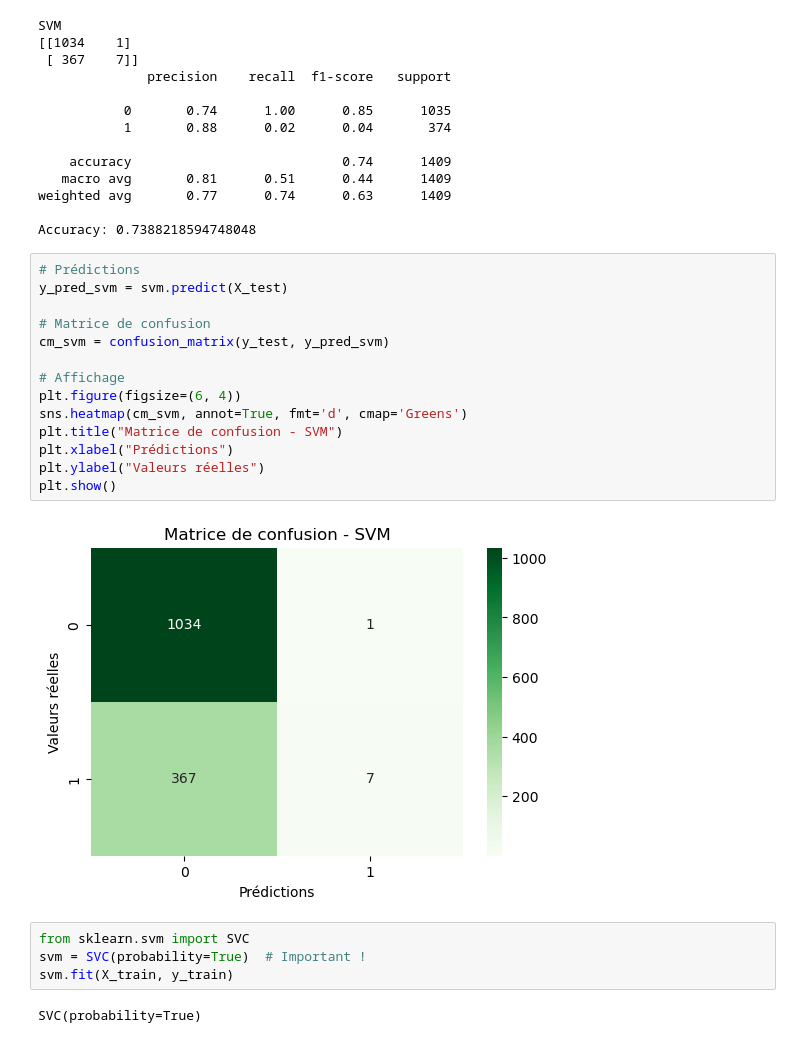
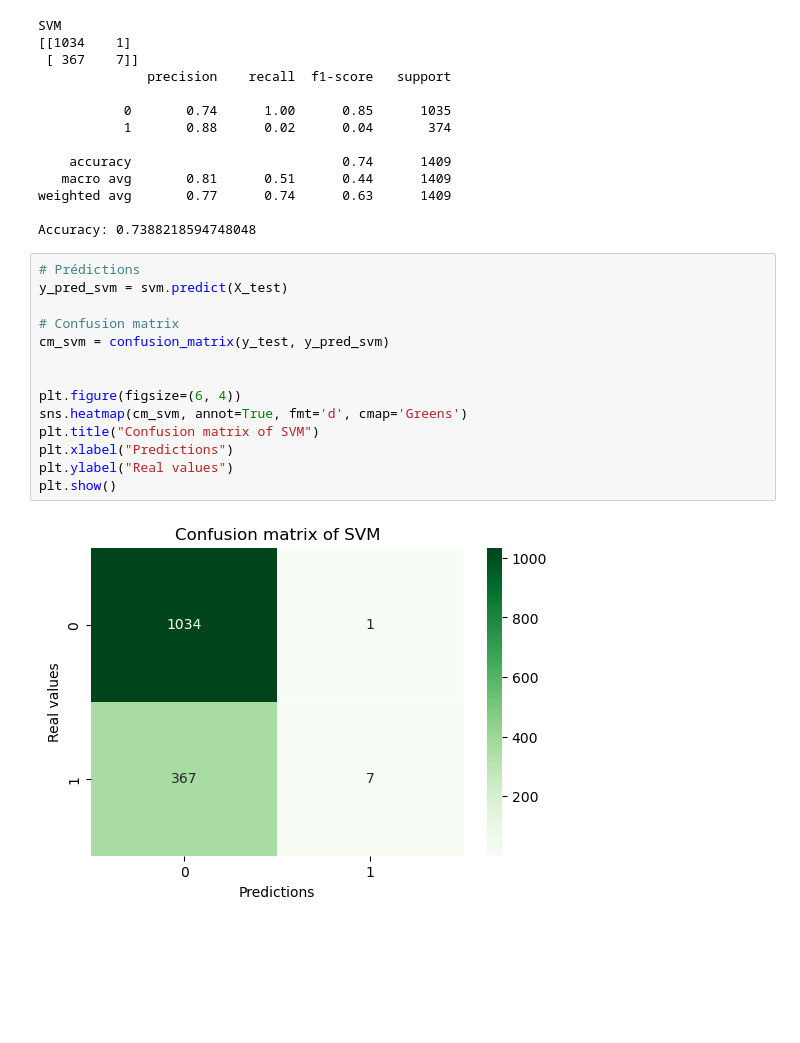
Before and after one commit to selenaiskounen/Clients-satisfaction-prediction, a Jupyter notebook: notebook/Notebook.ipynb, the cells around one changed output. Saved outputs shown, nothing was run; the diff lists cells and outputs as text; blank space fills up the shorter version.

```diff
--- a/notebook/Notebook.ipynb
+++ b/notebook/Notebook.ipynb
@@ -155,22 +155,16 @@ Accuracy: 0.7388218594748048
 # %%
 # Prédictions
 y_pred_svm = svm.predict(X_test)
 
-# Matrice de confusion
+# Confusion matrix
 cm_svm = confusion_matrix(y_test, y_pred_svm)
 
-# Affichage
+
 plt.figure(figsize=(6, 4))
 sns.heatmap(cm_svm, annot=True, fmt='d', cmap='Greens')
-plt.title("Matrice de confusion - SVM")
-plt.xlabel("Prédictions")
-plt.ylabel("Valeurs réelles")
+plt.title("Confusion matrix of SVM")
+plt.xlabel("Predictions")
+plt.ylabel("Real values")
 plt.show()
 # %% [output]
-[figure, old version]
+[figure, new version]
-# %%
-from sklearn.svm import SVC
-svm = SVC(probability=True)  # Important !
-svm.fit(X_train, y_train)
-# %% [output]
-SVC(probability=True)
```
Also changed, not shown: parts of 8 cells of this notebook.
